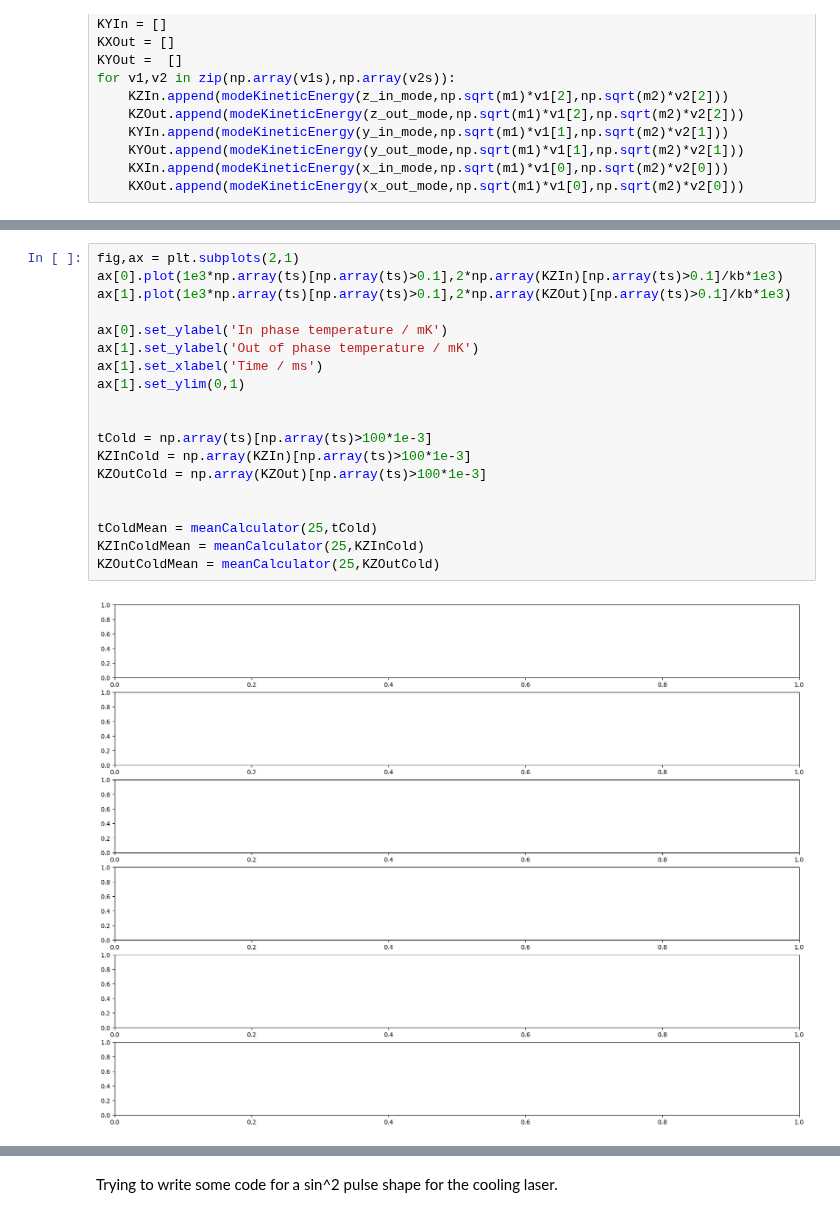
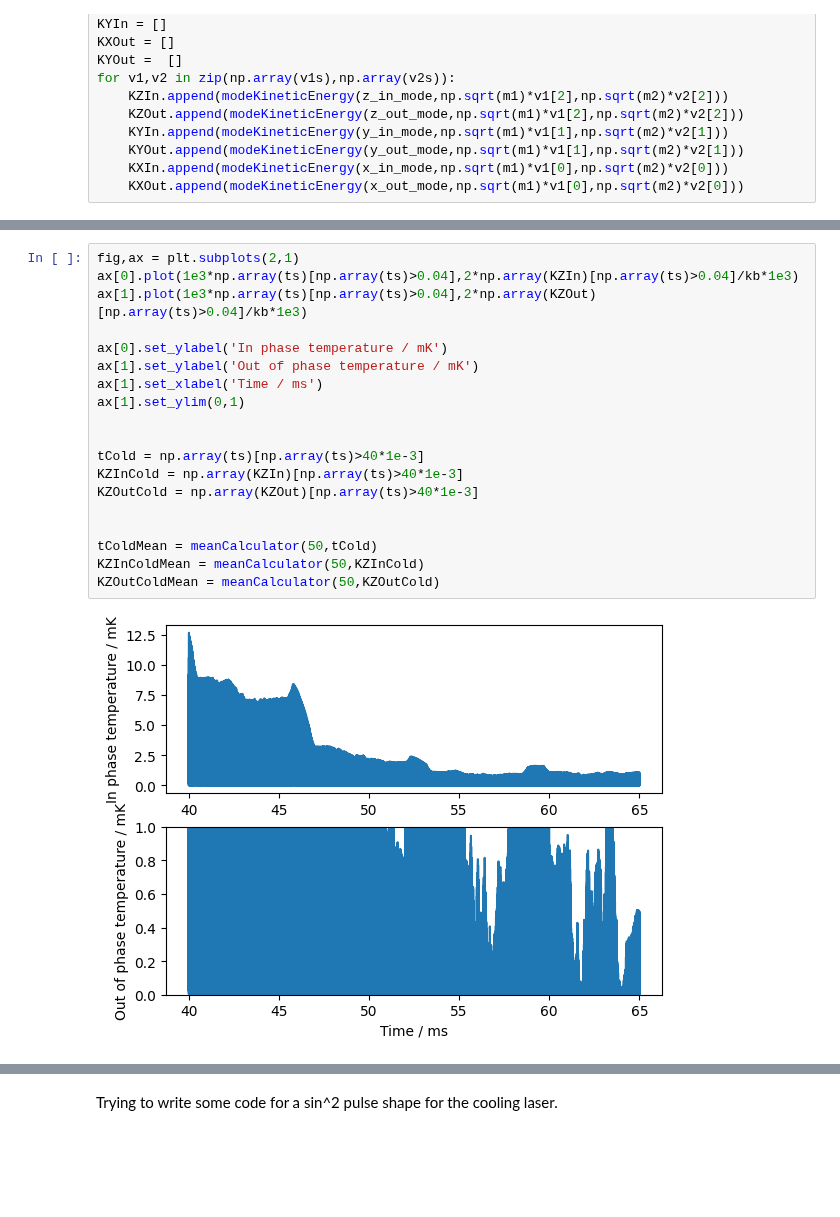
Before and after one commit to EmilLenler/PhD-Work, a Jupyter notebook: Two-Ion-Systems/Cooling2Ion.ipynb, the cells around one changed output, grey strips where cells are left out. Drawn from its saved outputs; the diff is of its cells as text; blank space fills up the shorter version.

```diff
--- a/Two-Ion-Systems/Cooling2Ion.ipynb
+++ b/Two-Ion-Systems/Cooling2Ion.ipynb
@@ -1942,21 +1941,21 @@ for j,energy in enumerate([KZIn,KZOut,KYIn,KYOut,KXIn,KXOut]):
 # %%
 fig,ax = plt.subplots(2,1)
-ax[0].plot(1e3*np.array(ts)[np.array(ts)>0.1],2*np.array(KZIn)[np.array(ts)>0.1]/kb*1e3)
-ax[1].plot(1e3*np.array(ts)[np.array(ts)>0.1],2*np.array(KZOut)[np.array(ts)>0.1]/kb*1e3)
+ax[0].plot(1e3*np.array(ts)[np.array(ts)>0.04],2*np.array(KZIn)[np.array(ts)>0.04]/kb*1e3)
+ax[1].plot(1e3*np.array(ts)[np.array(ts)>0.04],2*np.array(KZOut)[np.array(ts)>0.04]/kb*1e3)
 
 ax[0].set_ylabel('In phase temperature / mK')
 ax[1].set_ylabel('Out of phase temperature / mK')
 ax[1].set_xlabel('Time / ms')
 ax[1].set_ylim(0,1)
 
 
-tCold = np.array(ts)[np.array(ts)>100*1e-3]
-KZInCold = np.array(KZIn)[np.array(ts)>100*1e-3]
-KZOutCold = np.array(KZOut)[np.array(ts)>100*1e-3]
+tCold = np.array(ts)[np.array(ts)>40*1e-3]
+KZInCold = np.array(KZIn)[np.array(ts)>40*1e-3]
+KZOutCold = np.array(KZOut)[np.array(ts)>40*1e-3]
 
 
-tColdMean = meanCalculator(25,tCold)
-KZInColdMean = meanCalculator(25,KZInCold)
-KZOutColdMean = meanCalculator(25,KZOutCold)
+tColdMean = meanCalculator(50,tCold)
+KZInColdMean = meanCalculator(50,KZInCold)
+KZOutColdMean = meanCalculator(50,KZOutCold)
 # %% [output]
-[figure, old version]
+[figure, new version]
```
Also changed, not shown: parts of 4 cells of this notebook.
